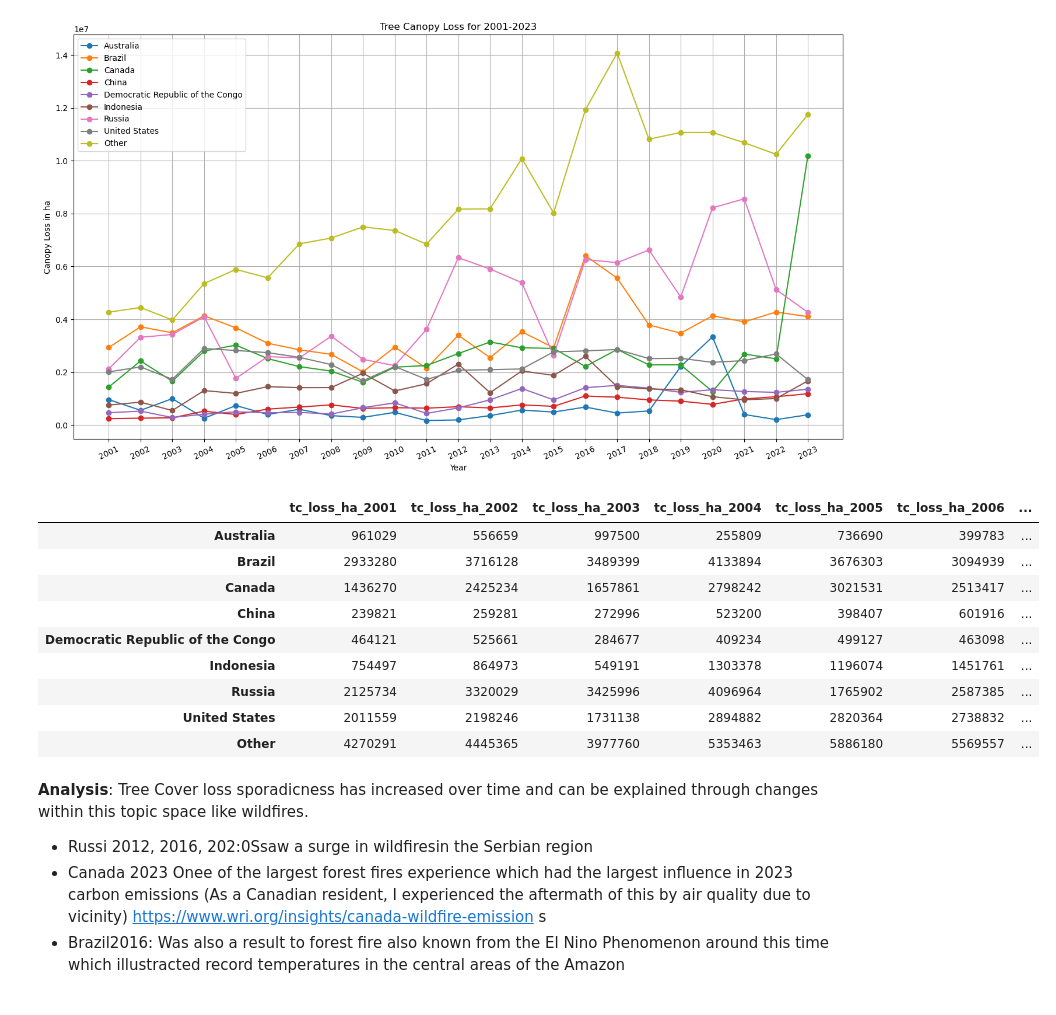
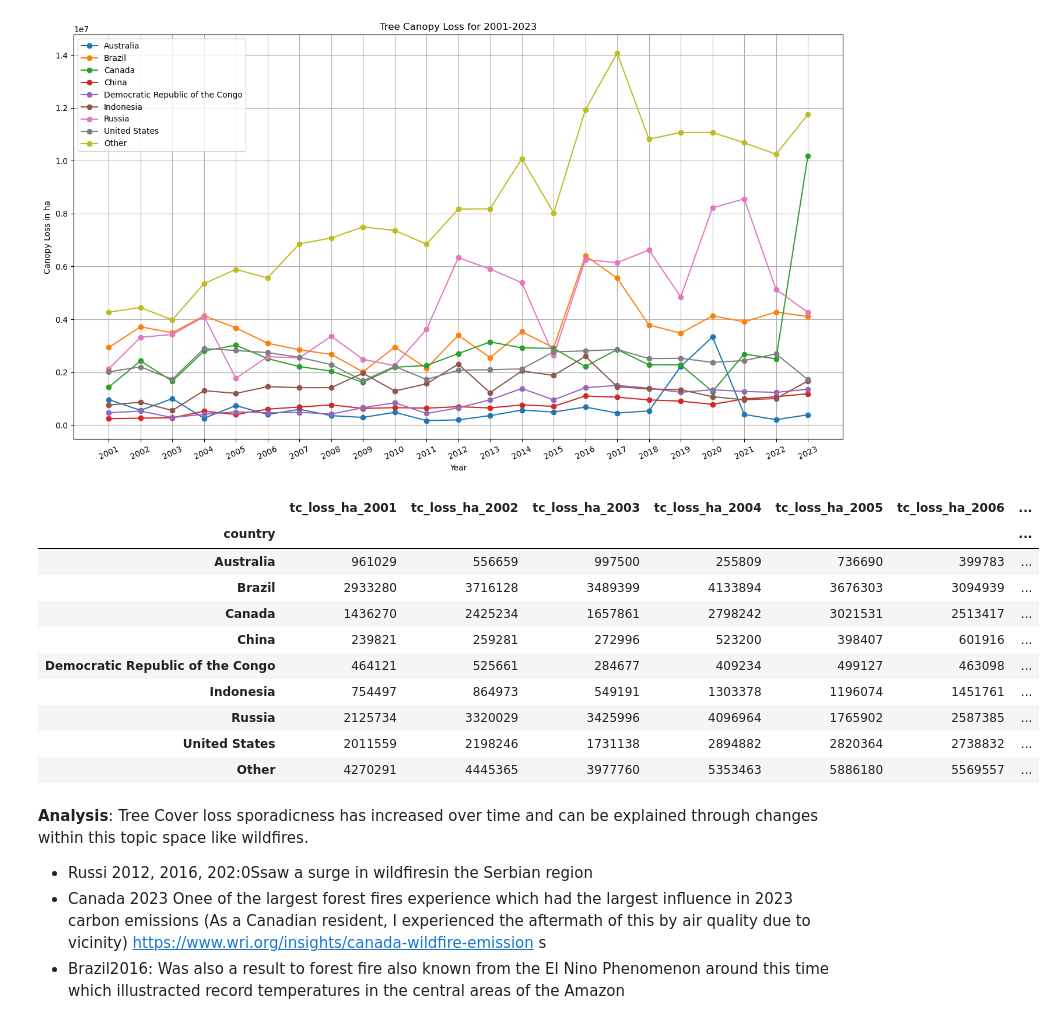
Before and after one commit to JustJames7/capstone_template, a Jupyter notebook: notebooks/Capstone_Intro_EDA.ipynb, the cells around one changed output. Drawn from its saved outputs; the diff is of its cells as text; code cells hidden in the pictures.

```diff
--- a/notebooks/Capstone_Intro_EDA.ipynb
+++ b/notebooks/Capstone_Intro_EDA.ipynb
@@ -575,9 +575,10 @@ plt.show()
 [figure]
 # %%
 # Closer look at the top country values and other
-rel_country_data.head(10)
+country_canopy_loss.head(10)
 # %% [output]
 |  | tc_loss_ha_2001 | tc_loss_ha_2002 | tc_loss_ha_2003 | tc_loss_ha_2004 | tc_loss_ha_2005 | tc_loss_ha_2006 | ... |
+| country |  |  |  |  |  |  | ... |
 | Australia | 961029 | 556659 | 997500 | 255809 | 736690 | 399783 | ... |
 | Brazil | 2933280 | 3716128 | 3489399 | 4133894 | 3676303 | 3094939 | ... |
 | Canada | 1436270 | 2425234 | 1657861 | 2798242 | 3021531 | 2513417 | ... |
```
Also changed, not shown: parts of 14 cells of this notebook, 2 other files.
